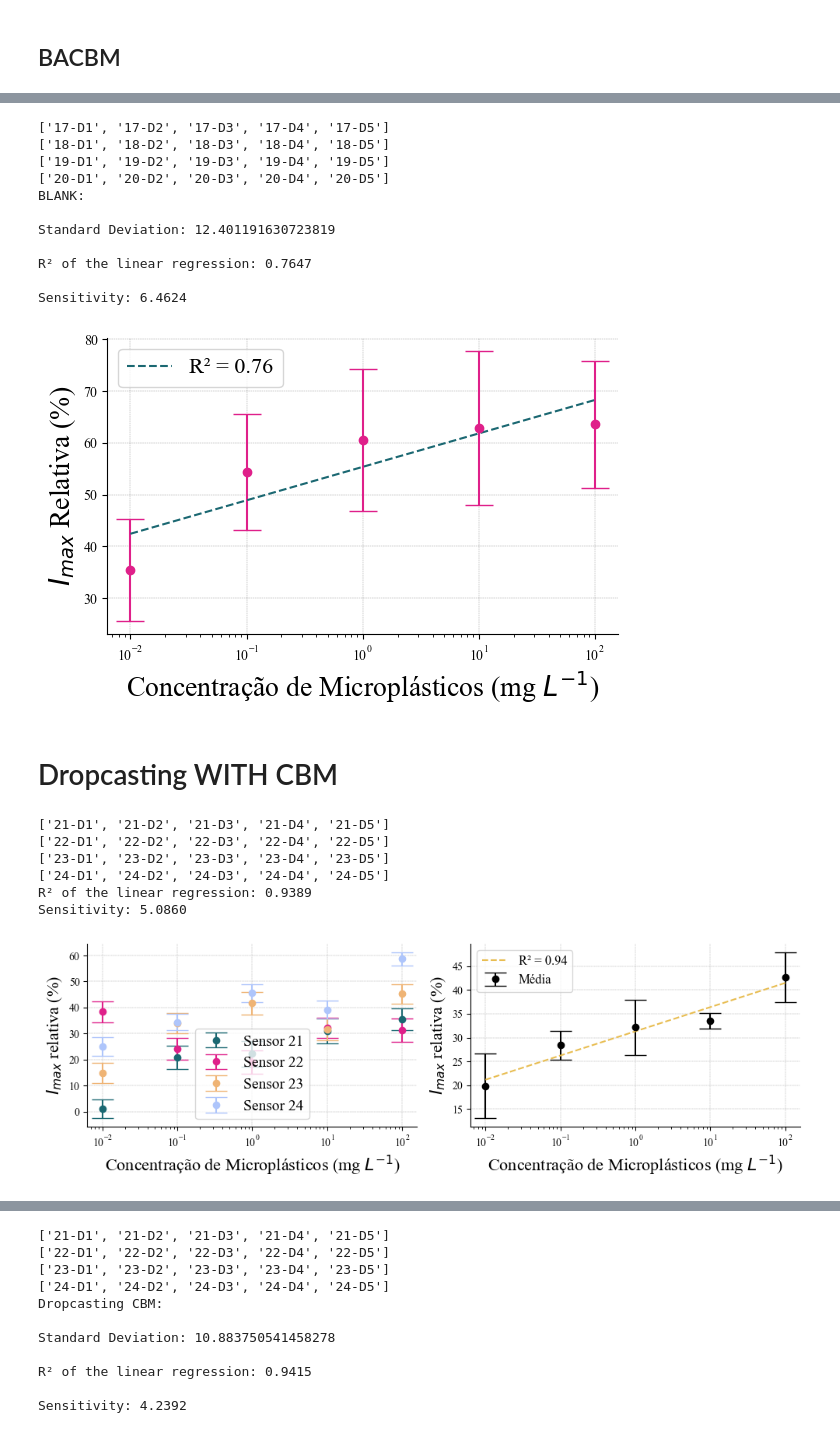
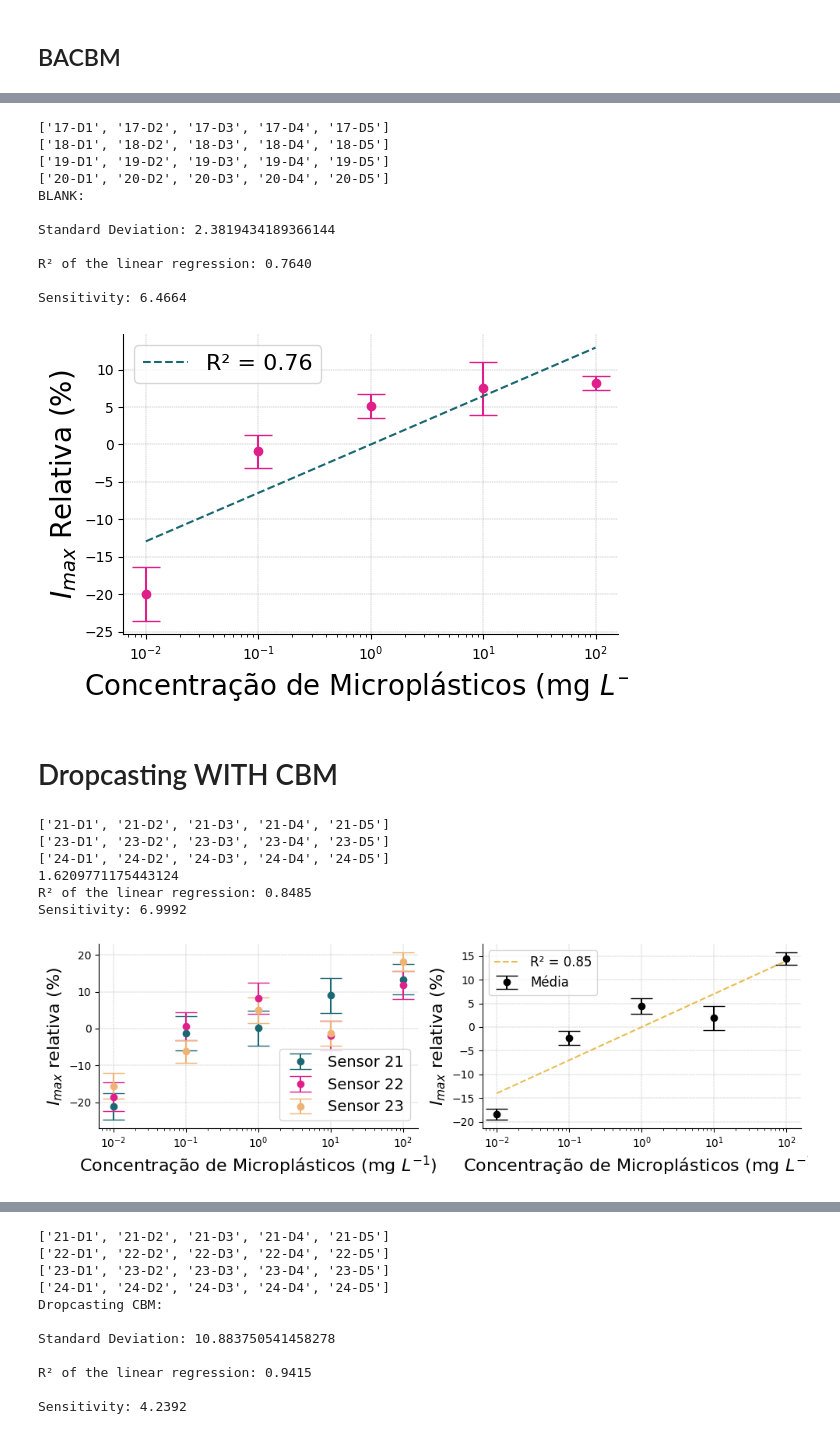
Before and after one commit to gabrielxpereira/sensor_mps, a Jupyter notebook: Experimentos biossensor/Medidas 23 e 24 do 09.ipynb, the cells around one changed output, grey strips where cells are left out. Saved outputs shown, nothing was run; the diff lists cells and outputs as text; code cells hidden in the pictures.

```diff
--- a/Experimentos biossensor/Medidas 23 e 24 do 09.ipynb
+++ b/Experimentos biossensor/Medidas 23 e 24 do 09.ipynb
@@ -16,8 +16,6 @@ from scipy.stats import linregress
 
 from matplotlib import rcParams
 
-# Set the default font to Times
-rcParams['font.family'] = 'Times New Roman'
 #from google.colab import drive
 #drive.mount('/content/drive')
 PALETTE = ['#1b6872', '#df208a', '#efb475', '#aec5fb', '#D5A6E6', '#A4D4B4', '#FFD166', '#FF6F61']
@@ -339,9 +337,10 @@ for elec in ELEC:
         normalized_means.append(normalized_mean)
         normalized_stds.append(normalized_std)
 
+    slope, intercept, r_value, p_value, std_err = linregress(log_concentrations, normalized_means)
+    normalized_means = normalized_means - intercept
     # Plot dots with error bars for individual electrodes on ax (no connecting lines)
-    #ax.errorbar(CONCENTRATIONS, normalized_means, yerr=normalized_stds, fmt='o', color=colors[c], capsize=10, label=f'Sensor {c+17}')
-
+    ax.errorbar(CONCENTRATIONS, normalized_means, yerr=normalized_stds, fmt='o', color=colors[c], capsize=10, label=f'Sensor {c+17}')
     all_normalized_means.append(normalized_means)
     all_normalized_stds.append(normalized_stds)
 
@@ -351,8 +350,12 @@ for elec in ELEC:
 avg_normalized_means = np.mean(all_normalized_means, axis=0)
 avg_normalized_stds = np.std(all_normalized_means, axis=0)
 
+# Perform linear regression on the log-transformed concentrations and averaged normalized means
+log_concentrations = np.log10(CONCENTRATIONS)  # Use the log of the concentrations
+slope, intercept, r_value, p_value, std_err = linregress(log_concentrations, avg_normalized_means)
+
 # Plot the average on ax1 (dots with error bars, no connecting lines)
-ax1.errorbar(CONCENTRATIONS, avg_normalized_means, yerr=avg_normalized_stds, fmt='o', color=PALETTE[1], capsize=10)#, label='Média')
+ax1.errorbar(CONCENTRATIONS, avg_normalized_means - intercept, yerr=avg_normalized_stds, fmt='o', color=PALETTE[1], capsize=10)#, label='Média')
 ax1.set_xscale('log')
 ax1.set_xlabel(r'Concentração de Microplásticos (mg $L^{-1}$)', fontsize=20)
 ax1.set_ylabel('$I_{max}$ Relativa (%)', fontsize=20)
@@ -403,12 +406,12 @@ print()
 ['20-D1', '20-D2', '20-D3', '20-D4', '20-D5']
 BLANK:
 
-Standard Deviation: 12.401191630723819
+Standard Deviation: 2.3819434189366144
 
-R² of the linear regression: 0.7647
+R² of the linear regression: 0.7640
 
-Sensitivity: 6.4624
+Sensitivity: 6.4664
-[figure, old version]
+[figure, new version]
 # %% [markdown]
 # Dropcasting WITH CBM
 # %%
@@ -416,7 +419,7 @@ ELEC = []
 LIMPOS = []
 
 # Create electrodes and limpos lists for electrodes 21 to 24
-for u in range(21, 25):
+for u in [21, 23, 24]:
     electrodes = [f'{u}-D{i}' for i in range(1, 6)]
     print(electrodes)
     ELEC.append(electrodes)
@@ -455,6 +458,8 @@ for elec in ELEC:
         normalized_stds.append(normalized_std)
 
     # Plot bars with error bars for individual electrodes on ax
+    slope, intercept, r_value, p_value, std_err = linregress(log_concentrations, normalized_means)
+    normalized_means = normalized_means - intercept
     ax.errorbar(CONCENTRATIONS, normalized_means, yerr=normalized_stds, color=colors[c], capsize=10, fmt='o', label=f'Sensor {c+21}')
     all_normalized_means.append(normalized_means)
     all_normalized_stds.append(normalized_stds)
@@ -476,34 +481,36 @@ ax1.set_ylabel('$I_{max}$ relativa (%)', fontsize=16)
 ax.set_xlabel(r'Concentração de Microplásticos (mg $L^{-1}$)', fontsize=16)
 ax.set_ylabel('$I_{max}$ relativa (%)', fontsize=16)
 #ax.set_title('SVW drop casting CBM', fontsize=18)
 # Perform linear regression on the log-transformed concentrations and averaged normalized means
 log_concentrations = np.log10(CONCENTRATIONS)  # Use the log of the concentrations
 slope, intercept, r_value, p_value, std_err = linregress(log_concentrations, avg_normalized_means)
 
+print(np.mean(avg_normalized_stds))
+
 # Generate values for the regression line
 regression_line = intercept + slope * log_concentrations
 
 # Plot the regression line on ax1
 ax1.plot(CONCENTRATIONS, regression_line, color='#E8BD51', label=f'R² = {r_value**2:.2f}', linestyle = '--')
 ax.grid(True, linestyle='--', linewidth=0.3, color='gray', alpha=0.8)
 ax1.grid(True, linestyle='--', linewidth=0.3, color='gray', alpha=0.8)
 ax.legend(fontsize = 14)
 ax1.legend(fontsize = 12)
 ax.spines[['right', 'top']].set_visible(False)
 ax1.spines[['right', 'top']].set_visible(False)
 
 print(f"R² of the linear regression: {r_value**2:.4f}"); print(f"Sensitivity: {slope:.4f}");
 # Adjust layout and save the plot
 #fig.suptitle('Drop Casting WITH CBM', fontsize = 25)
 plt.tight_layout()
 
 plt.savefig('figures/dropccast_WITH_CBM.png', dpi=200, transparent = True)
 #
 # %% [output]
 ['21-D1', '21-D2', '21-D3', '21-D4', '21-D5']
-['22-D1', '22-D2', '22-D3', '22-D4', '22-D5']
 ['23-D1', '23-D2', '23-D3', '23-D4', '23-D5']
 ['24-D1', '24-D2', '24-D3', '24-D4', '24-D5']
-R² of the linear regression: 0.9389
-Sensitivity: 5.0860
+1.6209771175443124
+R² of the linear regression: 0.8485
+Sensitivity: 6.9992
-[figure, old version]
+[figure, new version]
```
Also changed, not shown: parts of 10 cells of this notebook.
